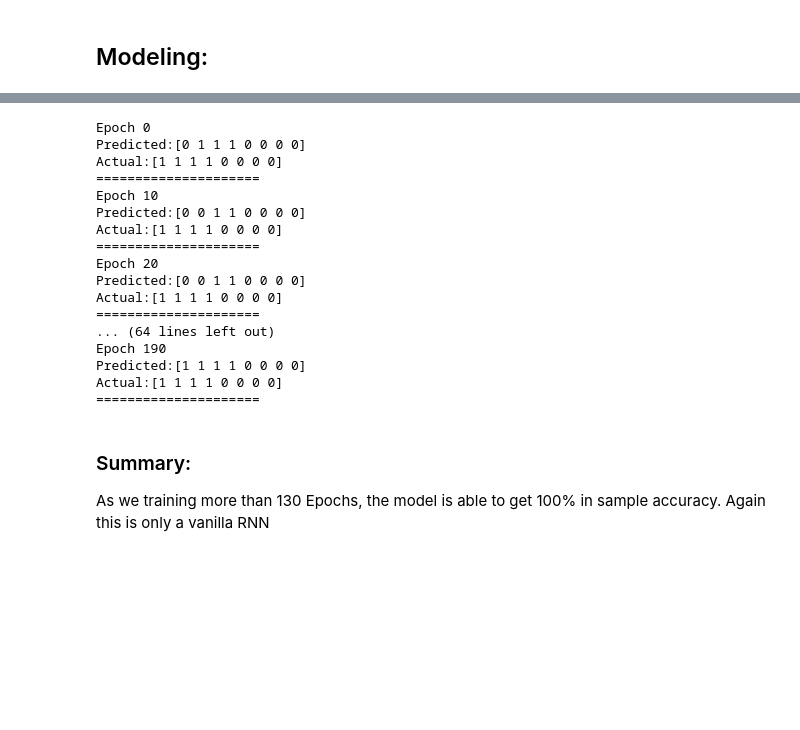
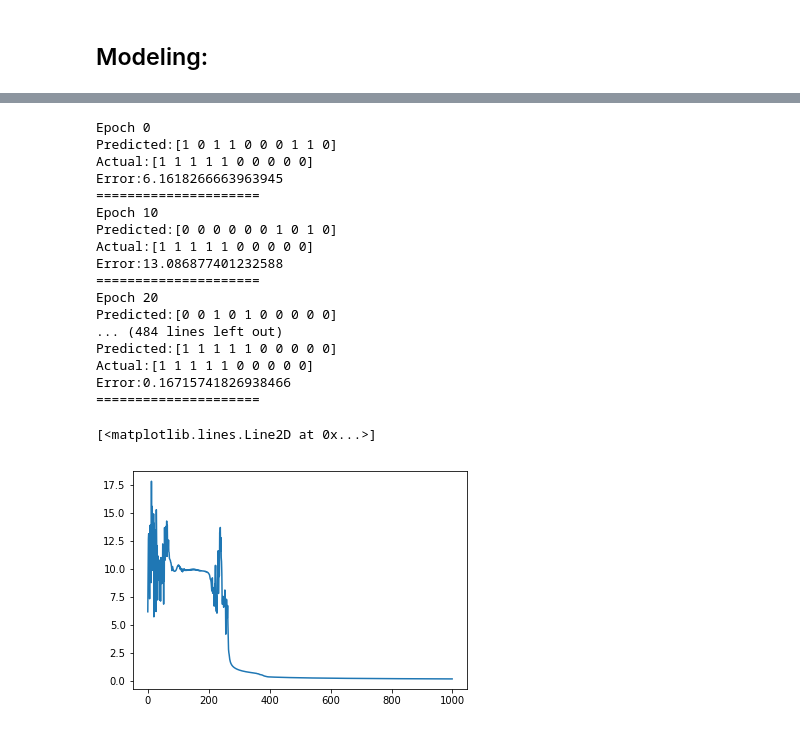
Before and after one commit to snowneji/ML_Algorithms_from_scratch, a Jupyter notebook: Simple RNN.ipynb, the cells around one changed output, grey strips where cells are left out. Saved outputs shown, nothing was run; the diff lists cells and outputs as text; code cells hidden in the pictures; blank space fills up the shorter version.

```diff
--- a/Simple RNN.ipynb
+++ b/Simple RNN.ipynb
@@ -21,3 +21,9 @@ def softmax(x):
+# %%
+def d_softmax(x):
+    J = x[..., None] * x[:, None, :]
+    iy, ix = np.diag_indices_from(J[0])
+    J[:, iy, ix] = x * (1. - x)
+    return J.sum(axis=1)
 # %% [markdown]
 Generally at each time step of forward, we do:
 
@@ -28,13 +34,15 @@ Generally at each time step of forward, we do:
 # %%
 data = [
     'hello',
+    'halo',
     'jello',
     'kello',
     'yello',
     'noon',
     'moon',
     'soon',
-    'zoon'
+    'zoon',
+    'ten'
 ]
 data = [list(word) for word in data]
 # %%
@@ -167,9 +183,9 @@ y_mat.shape
 # %% [markdown]
 ## Modeling:
 # %%
-N_EPOCHS = 200
-N_HIDDEN = 10
-LEARNING_RATE = 0.0005
+N_EPOCHS = 1000
+N_HIDDEN = 50
+LEARNING_RATE = 0.001
 # %%
 # Initialize Weight Matrix:
 np.random.seed(0)
@@ -257,20 +273,21 @@ for i in range(N_EPOCHS): # error after 10
         # cost of current t-step:
         cost = y_mat-yt_pred
         # output layer error rate : error* dtanh()
-        layer_2_delta=cost*d_tanh(yt_pred)
+        layer_2_delta=cost*d_softmax(yt_pred)
         layer_2_deltas[:,:,ts] = layer_2_delta #6-14
-        print_error+=cost
+        print_error=np.sum(np.abs(cost))
         cache = (a_next, a_prev, dat_mat[:,:,ts], parameters)
         caches.append(cache)
         #######################
 
+    all_error.append(print_error)
 
     if i%10==0:
         print('Epoch {}'.format(i))
-        all_error.append(np.sum(np.abs(y_mat-yt_pred)))
         print_pred = np.argmax(yt_pred,axis=-1)
         print("Predicted:{}".format(print_pred))
         print("Actual:{}".format(np.argmax(y_mat,axis=-1)))
+        print("Error:{}".format( print_error))
         print('=====================')
 
 
@@ -306,15 +323,25 @@ for i in range(N_EPOCHS): # error after 10
         # y_pred error rate
         layer_2_delta = layer_2_deltas[:,:,ts]
         # propagate back:
+
+
+
+#         else:
+#             da_now = np.dot(next_delta,Waa)**d_tanh(a_now)
+
+        # update the prediction_t branch:
+        dWayt = np.dot(a_now.T,layer_2_delta)
+
+
+        #update the first layer: Waa, Wxa by  combining a_now and y_pred output
+        # next_delta:  delta from next_time_step's  a
+        # layer_2_delta: error rate from this time step's Y_pred
 #         if ts ==t-1:
         da_now = (np.dot(next_delta,Waa) +  np.dot(layer_2_delta,Way.T))*d_tanh(a_now)
 #         else:
-#             da_now = np.dot(next_delta,Waa)**d_tanh(a_now)
+#             da_now = (np.dot(next_delta,Waa))*d_tanh(a_now)
 
 
-
-
-        dWayt = np.dot(a_now.T,layer_2_delta)
         dWaat = np.dot( da_now.T,a_prev) #20-20
         dWxat = np.dot(x_now.T,da_now) # 14-20
         dbat = np.sum( d_tanh(a_now),keepdims=True,axis=0)
@@ -352,24 +379,24 @@ for i in range(N_EPOCHS): # error after 10
     dbat  *= 0
 # %% [output]
 Epoch 0
-Predicted:[0 1 1 1 0 0 0 0]
-Actual:[1 1 1 1 0 0 0 0]
+Predicted:[1 0 1 1 0 0 0 1 1 0]
+Actual:[1 1 1 1 1 0 0 0 0 0]
+Error:6.1618266663963945
 =====================
 Epoch 10
-Predicted:[0 0 1 1 0 0 0 0]
-Actual:[1 1 1 1 0 0 0 0]
+Predicted:[0 0 0 0 0 0 1 0 1 0]
+Actual:[1 1 1 1 1 0 0 0 0 0]
+Error:13.086877401232588
 =====================
 Epoch 20
-Predicted:[0 0 1 1 0 0 0 0]
-Actual:[1 1 1 1 0 0 0 0]
+Predicted:[0 0 1 0 1 0 0 0 0 0]
+... (484 lines left out)
+Predicted:[1 1 1 1 1 0 0 0 0 0]
+Actual:[1 1 1 1 1 0 0 0 0 0]
+Error:0.16715741826938466
 =====================
-... (64 lines left out)
-Epoch 190
-Predicted:[1 1 1 1 0 0 0 0]
-Actual:[1 1 1 1 0 0 0 0]
-=====================
-# %% [markdown]
-### Summary:
-
-As we training more than 130 Epochs, the model is able to get 100% in sample accuracy.
-Again this is only a vanilla RNN
+# %%
+plt.plot(all_error)
+# %% [output]
+[<matplotlib.lines.Line2D at 0x...>]
+[figure, added]
```
Also changed, not shown: parts of 14 cells of this notebook, 18 other files.
